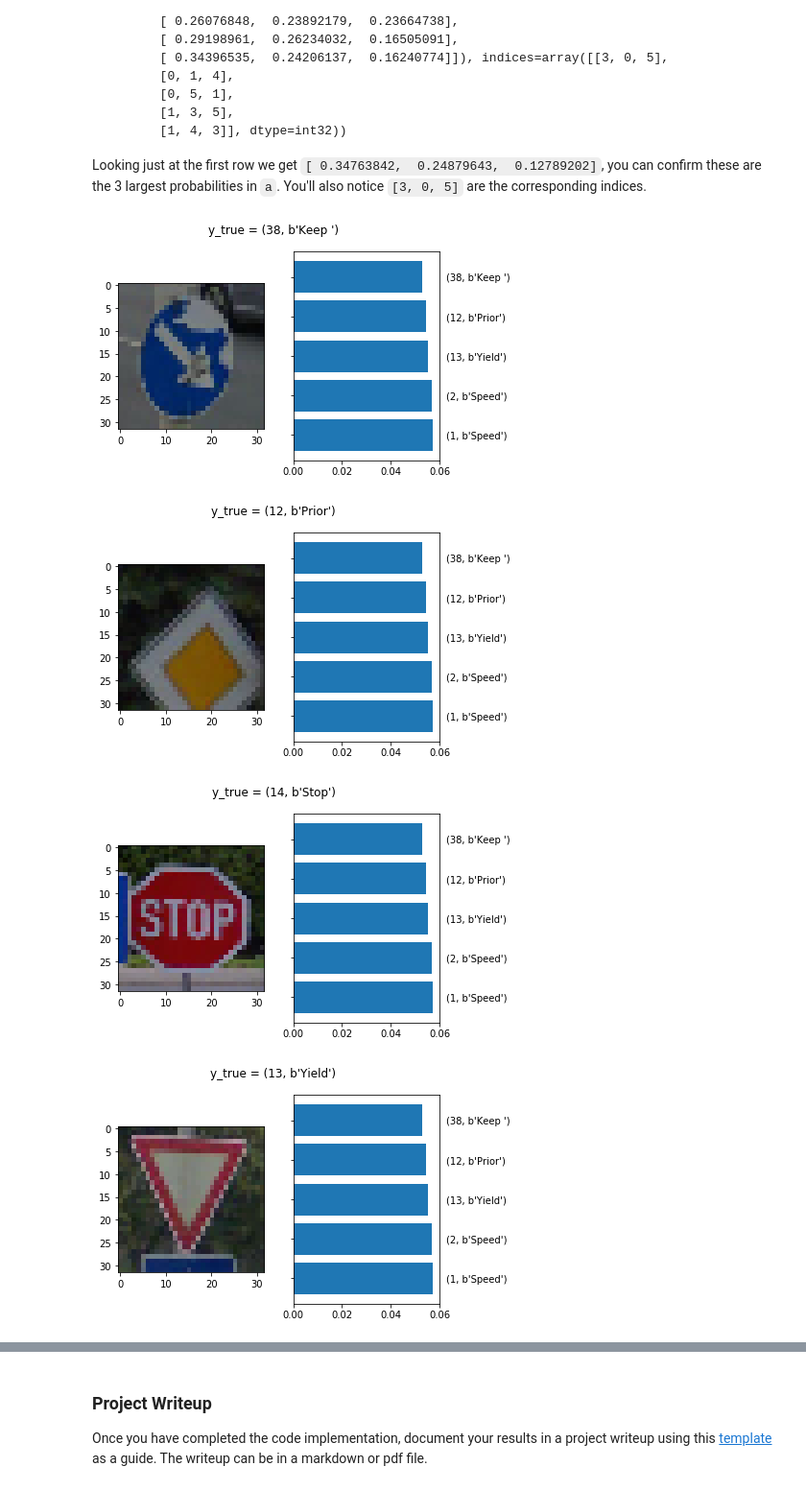
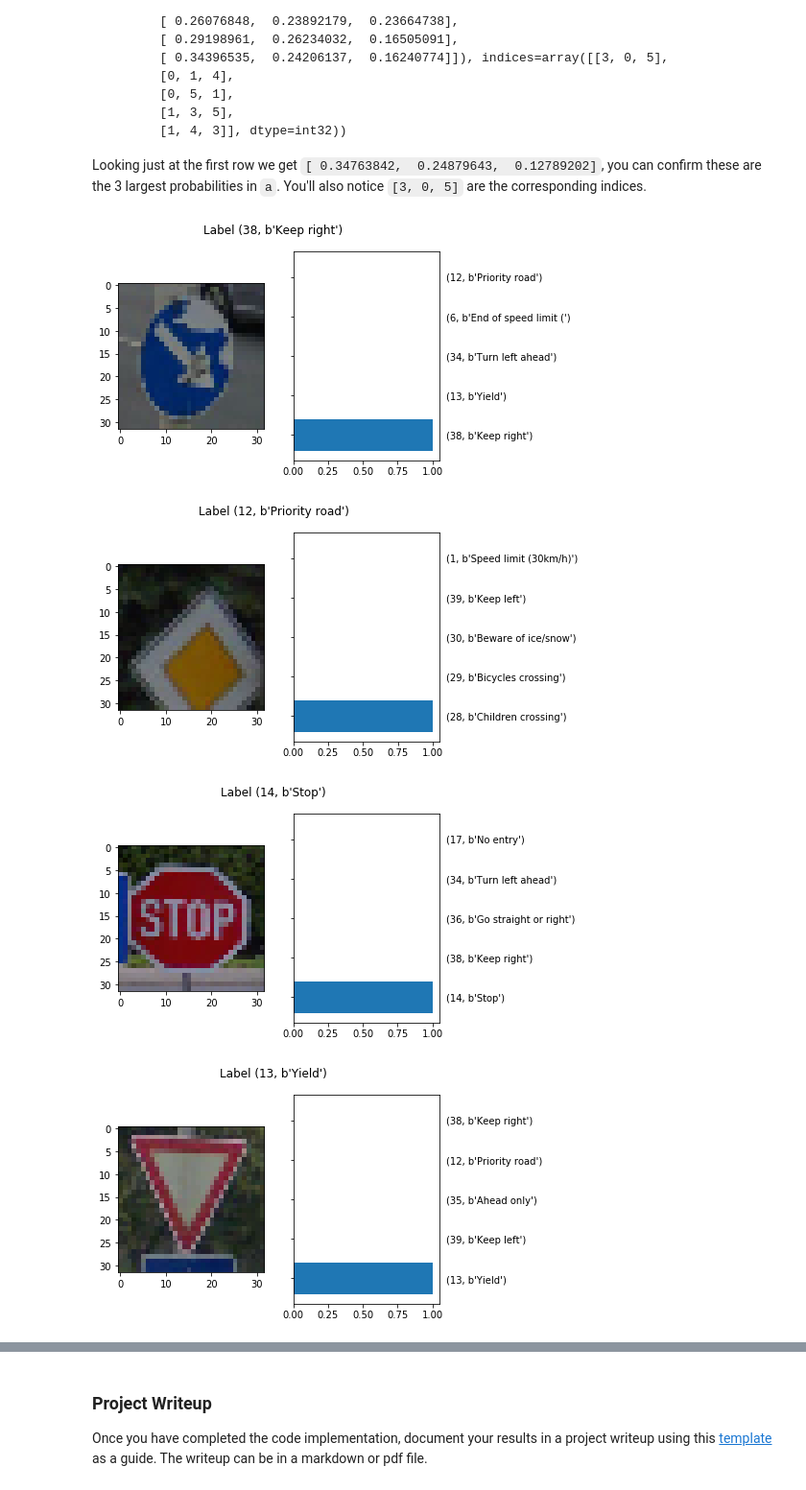
Before and after one commit to zhuangh/CarND-Traffic-Sign-Classifier-Project, a Jupyter notebook: Traffic_Sign_Classifier.ipynb, the cells around one changed output, grey strips where cells are left out. Shown at 96% size. Saved outputs shown, nothing was run; the diff lists cells and outputs as text; code cells hidden in the pictures.

```diff
--- a/Traffic_Sign_Classifier.ipynb
+++ b/Traffic_Sign_Classifier.ipynb
@@ -395,0 +401,14 @@ plot_sign_images(images_gray, int(plt_sz/plt_per_line), plt_per_line , labels_gr
+# %%
+# normalized the data set
+X_train_gray_norm = (X_train_gray-128) / 128
+X_test_gray_norm = (X_test_gray-128) / 128
+X_valid_gray_norm = (X_valid_gray-128)/128
+
+images_gray_norm = {}
+labels_gray_norm = {}
+for i in range(len(index_select)):
+    index = index_select[i]
+    labels_gray_norm[i] = label_name[y_train[index]][1].decode('ascii')
+    images_gray_norm[i] = X_train_gray_norm[index]
+
+plot_sign_images(images_gray_norm, int(plt_sz/plt_per_line), plt_per_line , labels_gray_norm, cmap='gray')
@@ -481,9 +502,10 @@ sets imply underfitting. A high accuracy on the training set but low accuracy on
 ### Feel free to use as many code cells as needed.
 # Ref: https://github.com/zhuangh/CarND-LeNet-Lab/blob/master/LeNet-Lab.ipynb
 
-X_train = X_train_gray
-X_test = X_test_gray
-X_valid = X_valid_gray
+X_train = X_train_gray_norm
+X_test = X_test_gray_norm
+X_valid = X_valid_gray_norm
+print(X_train.shape)
 """
 X_train = X_train_rgb
 X_test = X_test_rgb
@@ -653,6 +676,7 @@ def process_images(images):
 signs_from_web=np.array(signs_from_web)
 print(signs_from_web.shape)
 X_from_web = np.sum(signs_from_web/3, axis=3, keepdims=True)
+X_from_web = (X_from_web - 128)/128
 y_from_web = labels
 # %% [output]
 ./new_signs/38_keep_right.jpg
@@ -739,27 +761,24 @@ Looking just at the first row we get `[ 0.34763842,  0.24879643,  0.12789202]`,
 # %%
 ### Print out the top five softmax probabilities for the predictions on the German traffic sign images found on the web.
 ### Feel free to use as many code cells as needed.
 
 TOPK = 5
 
 with tf.Session() as sess:
     saver.restore(sess, tf.train.latest_checkpoint('.'))
     top = sess.run(tf.nn.top_k(tf.nn.softmax(logits), k=TOPK), feed_dict={x:X_from_web, keep_prob: 1.0})
 
 
 for i in range(len(web_images)):
-    f, (ax1, ax2) = plt.subplots(1, 2, sharey=False, sharex=False)
-    if labels[i] == 99:
-        f.suptitle("y_true = unknown")
-    else:
-        f.suptitle("y_true = {}".format(sign_names[labels[i]]))
-    ax1.imshow(signs_from_web[i])
-    ax2.barh(range(TOPK), top.values[i], align='center')
-    ax2.set_yticks(range(TOPK))
-    ax2.set_yticklabels(sign_names[top[1][i].astype(int)])
-    ax2.tick_params(labelleft='off' , labelright='on')
+    f, (axes1, axes2) = plt.subplots(1, 2, sharey=False, sharex=False)
+    f.suptitle("Label {}".format(sign_names[labels[i]]))
+    axes1.imshow(signs_from_web[i])
+    axes2.barh(range(TOPK), top.values[i], align='center')
+    axes2.set_yticks(range(TOPK))
+    axes2.set_yticklabels(sign_names[top[1][i].astype(int)])
+    axes2.tick_params(labelleft='off', labelright='on')
 # %% [output]
-[figure, old version]
+[figure, new version]
-[figure, old version]
+[figure, new version]
-[figure, old version]
+[figure, new version]
-[figure, old version]
+[figure, new version]
```
Also changed, not shown: parts of 15 cells of this notebook, 2 other files.
